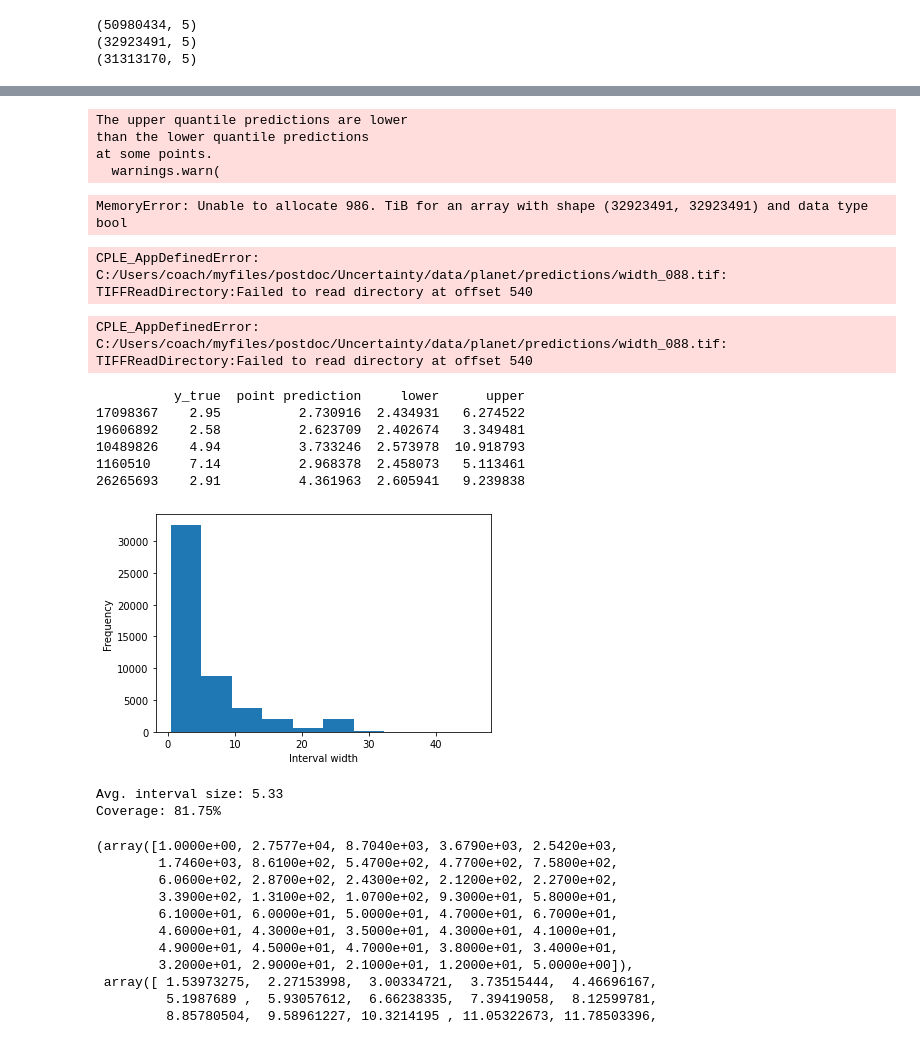
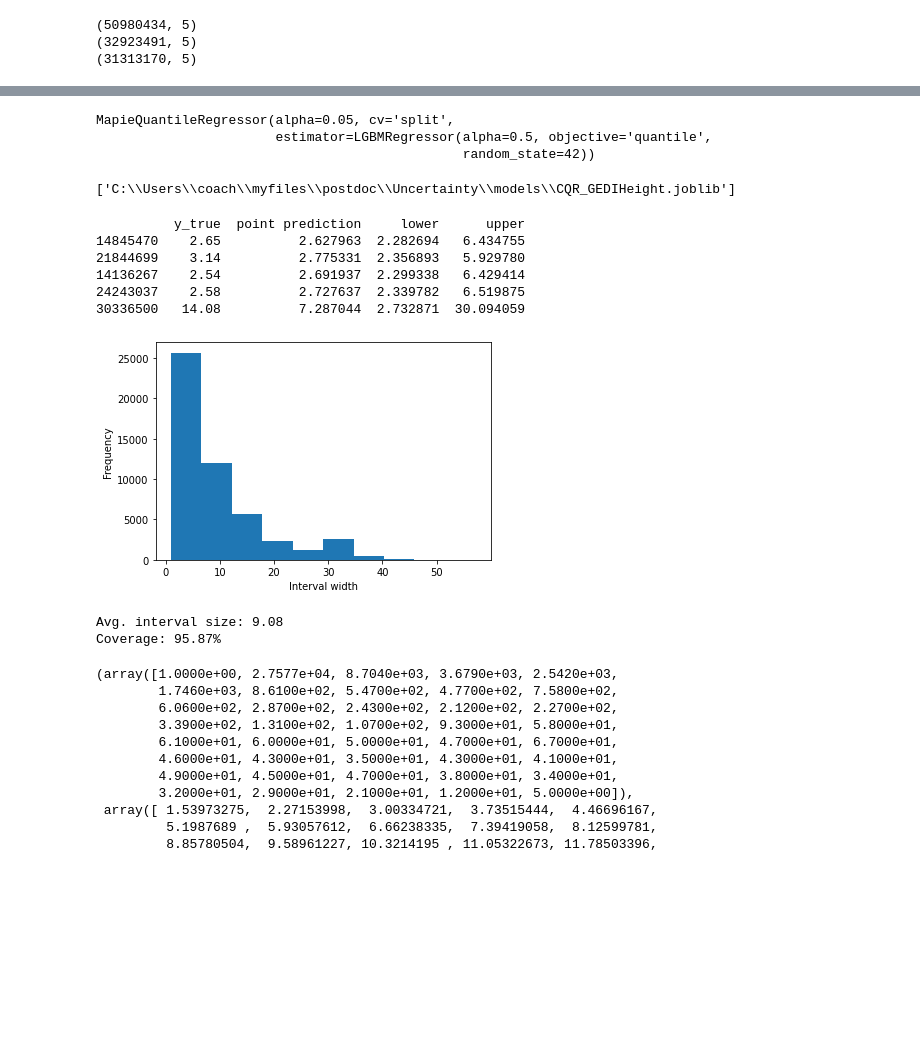
Before and after one commit to Geethen/GEEConformal, a Jupyter notebook: example_usuage/GEDI/NB2_ModelSelection.ipynb, the cells around one changed output, grey strips where cells are left out. Drawn from its saved outputs; the diff is of its cells as text; code cells hidden in the pictures; blank space fills up the shorter version.

```diff
--- a/example_usuage/GEDI/NB2_ModelSelection.ipynb
+++ b/example_usuage/GEDI/NB2_ModelSelection.ipynb
@@ -234,10 +234,10 @@ def train_and_evaluate_model(model, X_train, y_train, X_test, y_test, quantile):
 
 
 # Example usage:
-# n_samples = 50000
-# train = train.sample(n_samples)
-# test = test.sample(n_samples)
-# calibration = calibration.sample(n_samples)
+n_samples = 50000
+train = train.sample(n_samples, random_state=42)
+test = test.sample(n_samples, random_state=42)
+calibration = calibration.sample(n_samples, random_state=42)
 X_train = train[['B', 'G', 'R', 'N']]
 y_train = train[['target']]
 X_test = test[['B', 'G', 'R', 'N']]
@@ -331,24 +331,29 @@ plt.hist(y_train, bins=50)
 # plt.hist(widths, bins = 40)
 # plt.hist(y_test, bins = 40)
 # plt.hist(y_pred, bins = 40)
-# Label the x-axis
+# # Label the x-axis
 # plt.xlabel("Interval width")
 # # Label the y-axis
 # plt.ylabel("Frequency")
 # plt.show()
 
+# size = regression_mean_width_score(y_pis[:,0], y_pis[:,1])
+# print("Avg. interval size: {:.2f}".format(size))
+# cov = regression_coverage_score(y_test.values.ravel(), y_pis[:,0], y_pis[:,1])
+# print("Coverage: {:.2%}".format(cov))
+
 regressor = LGBMRegressor(random_state=42, objective='quantile', alpha = 0.5)
-# model = regressor.fit(X_train, y_train.values.ravel())
 mapie = MapieQuantileRegressor(estimator=regressor, cv="split", alpha = 0.05)
-# mapie.fit(X_cal, y_cal.values.ravel())
 mapie.fit(X_train, y_train.values.ravel(), X_calib=X_cal, y_calib=y_cal.values.ravel())
-# y_pred, y_pis = mapie.predict(X_test)
 # %% [output]
-The upper quantile predictions are lower
-than the lower quantile predictions
-at some points.
-  warnings.warn(
+MapieQuantileRegressor(alpha=0.05, cv='split',
+                       estimator=LGBMRegressor(alpha=0.5, objective='quantile',
+                                               random_state=42))
-MemoryError: Unable to allocate 986. TiB for an array with shape (32923491, 32923491) and data type bool
+# %%
+from joblib import dump, load
+dump(mapie, r'C:\Users\coach\myfiles\postdoc\Uncertainty\models\CQR_GEDIHeight.joblib')
+# %% [output]
+['C:\\Users\\coach\\myfiles\\postdoc\\Uncertainty\\models\\CQR_GEDIHeight.joblib']
 # %%
 import numpy as np
 import pandas as pd
@@ -461,54 +462,54 @@ files = [f for f in os.listdir(directory_path) if f.endswith('.tif')]
 output_directory = r"C:\Users\coach\myfiles\postdoc\Uncertainty\data\planet\predictions"
 
 # Iterate through each file and run the inference
-for file in tqdm(files[87:88]):
+for file in tqdm(files):
     infile = os.path.join(directory_path, file)
     outfile = os.path.join(output_directory, f"width_{file}")
 
     # Run the inference function for each file
     inference(infile=infile, confModel=mapie, outfile=outfile, patchSize=32, num_workers=10)
-# %% [output]
-CPLE_AppDefinedError: C:/Users/coach/myfiles/postdoc/Uncertainty/data/planet/predictions/width_088.tif: TIFFReadDirectory:Failed to read directory at offset 540
+# %%
+mapie = load(r'C:\Users\coach\myfiles\postdoc\Uncertainty\models\CQR_GEDIHeight.joblib')
 # %%
-infile = r"C:\Users\coach\myfiles\postdoc\Uncertainty\data\planet\088.tif"
-outfile = r"C:\Users\coach\myfiles\postdoc\Uncertainty\data\planet\predictions\width_088.tif"
+infile = r"C:\Users\coach\myfiles\postdoc\Uncertainty\data\planet\010.tif"
+outfile = r"C:\Users\coach\myfiles\postdoc\Uncertainty\width_010.tif"
 inference(infile = infile, confModel = mapie, outfile = outfile, patchSize = 32, num_workers = 10)
-# %% [output]
-CPLE_AppDefinedError: C:/Users/coach/myfiles/postdoc/Uncertainty/data/planet/predictions/width_088.tif: TIFFReadDirectory:Failed to read directory at offset 540
 # %%
-predictions = y_test.copy()
+# nSamples = 30000
+y_pred, y_pis = mapie.predict(X_test)#.sample(nSamples, random_state=44)
+predictions = y_test.copy()#.sample(nSamples)
 predictions.columns = ['y_true']
 predictions["point prediction"] = y_pred
 predictions["lower"] = y_pis.reshape(-1,2)[:,0]
 predictions[predictions["lower"]<0]=0
 predictions["upper"] = y_pis.reshape(-1,2)[:,1]
 predictions[predictions["upper"]<0]=0
 # take a quick look
 print(predictions.head())
 
 # Compute the distances of upper and lower bounds
 widths = y_pis[:,1] - y_pis[:,0]
 plt.hist(widths)
 # Label the x-axis
 plt.xlabel("Interval width")
 # Label the y-axis
 plt.ylabel("Frequency")
 plt.show()
 
 size = regression_mean_width_score(y_pis[:,0], y_pis[:,1])
 print("Avg. interval size: {:.2f}".format(size))
-cov = regression_coverage_score(y_test, y_pis[:,0], y_pis[:,1])
+cov = regression_coverage_score(predictions['y_true'], y_pis[:,0], y_pis[:,1])
 print("Coverage: {:.2%}".format(cov))
 # %% [output]
           y_true  point prediction     lower      upper
-17098367    2.95          2.730916  2.434931   6.274522
-19606892    2.58          2.623709  2.402674   3.349481
-10489826    4.94          3.733246  2.573978  10.918793
-1160510     7.14          2.968378  2.458073   5.113461
-26265693    2.91          4.361963  2.605941   9.239838
+14845470    2.65          2.627963  2.282694   6.434755
+21844699    3.14          2.775331  2.356893   5.929780
+14136267    2.54          2.691937  2.299338   6.429414
+24243037    2.58          2.727637  2.339782   6.519875
+30336500   14.08          7.287044  2.732871  30.094059
-[figure, old version]
+[figure, new version]
-Avg. interval size: 5.33
-Coverage: 81.75%
+Avg. interval size: 9.08
+Coverage: 95.87%
 # %%
 plt.hist(predictions['y_true'], bins=40)
 # plt.hist(predictions['y_true']-predictions['point prediction'], bins=40)
```
Also changed, not shown: parts of 2 cells of this notebook, 4 other files.
